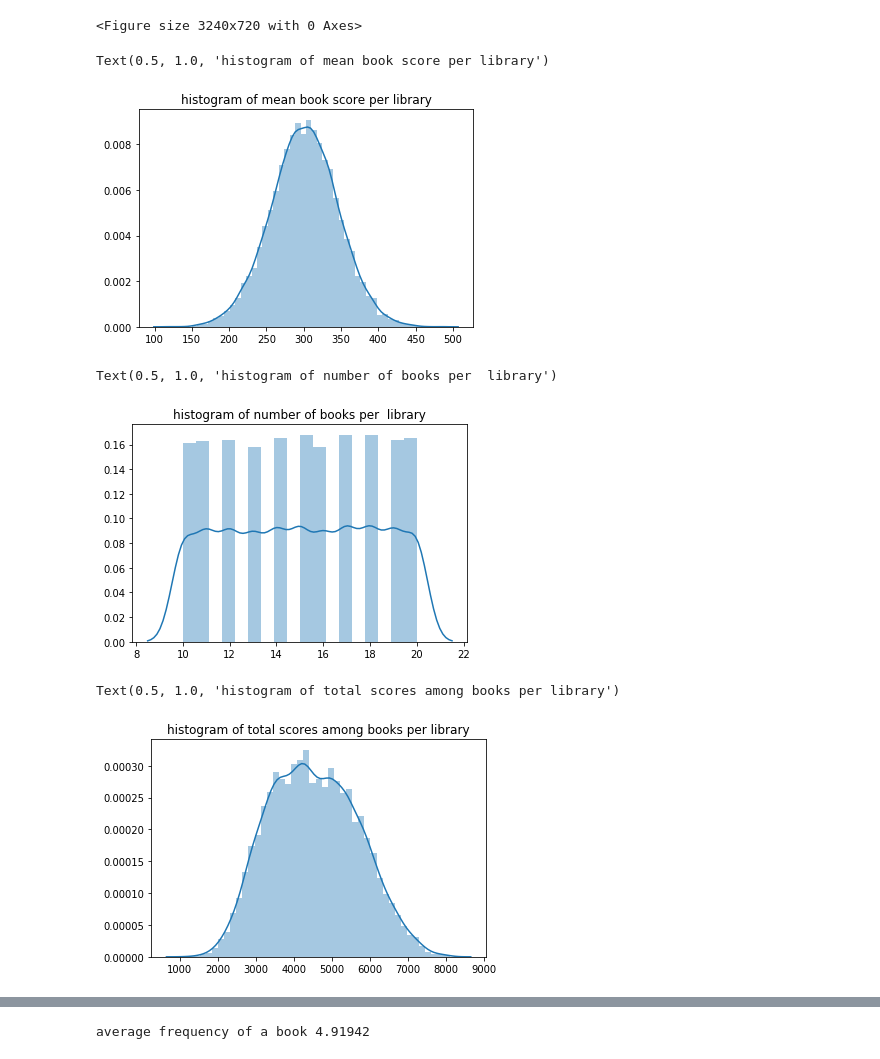
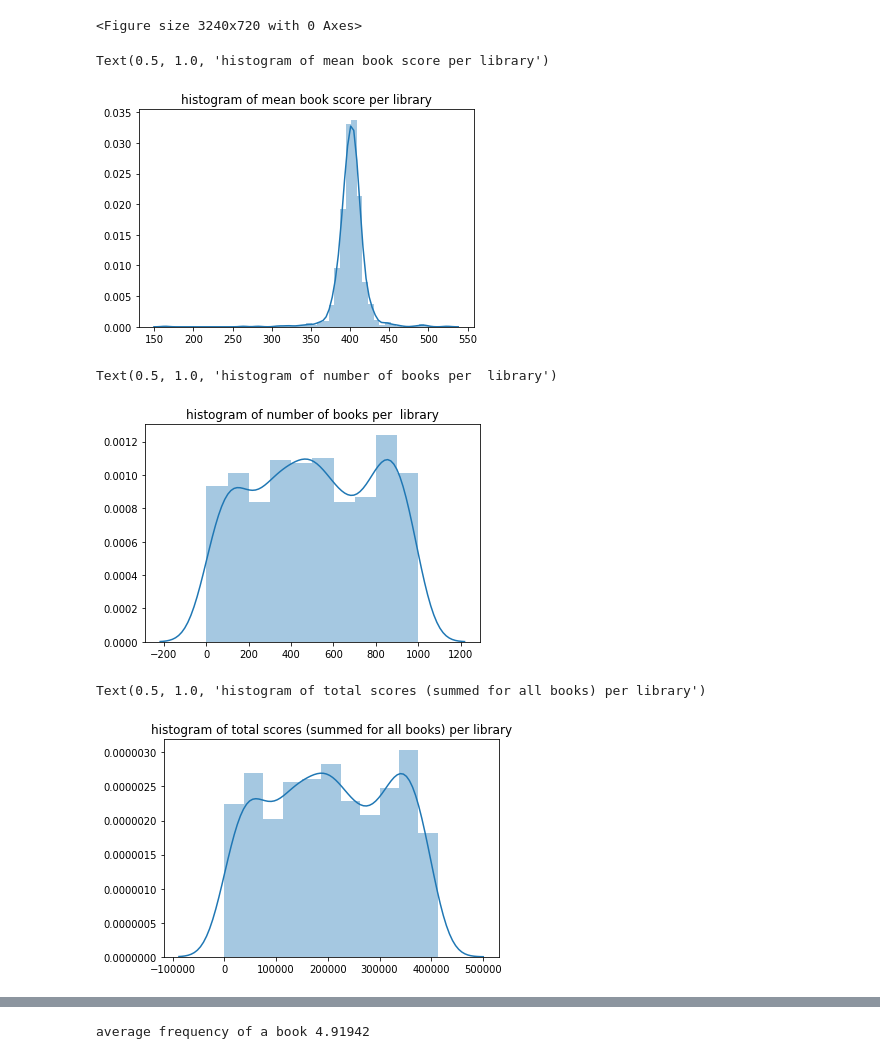
Before and after one commit to yoann-dufresne/BlaNiRaYo, a Jupyter notebook: data/viz_instances.ipynb, the cells around one changed output, grey strips where cells are left out. Saved outputs shown, nothing was run; the diff lists cells and outputs as text; code cells hidden in the pictures.

```diff
--- a/data/viz_instances.ipynb
+++ b/data/viz_instances.ipynb
@@ -43,8 +43,10 @@ import pandas as pd
 """
 focus on e
 """
+#nb_books, nb_libs, nb_days, scores, libs, books = parse("c_incunabula.txt")
 #nb_books, nb_libs, nb_days, scores, libs, books = parse("e_so_many_books.txt")
-nb_books, nb_libs, nb_days, scores, libs, books = parse("c_incunabula.txt")
+nb_books, nb_libs, nb_days, scores, libs, books = parse("f_libraries_of_the_world.txt")
+
 
 
 def analyze(libs):
@@ -71,7 +73,7 @@ def analyze(libs):
     #print(df)
     import matplotlib.pyplot as plt
     plt.figure(figsize=(45,10))
-    sns.boxplot(data=df).set_title('boxplot of books scores per library')
+    #sns.boxplot(data=df).set_title('boxplot of books scores per library') # slow, maybe disable it
     return libs_books_values, libs_nb_books, mean_lib_books_scores, sum_lib_books_scores
 
 libs_books_values, libs_nb_books, mean_lib_books_scores, sum_lib_books_scores = analyze(libs)
@@ -81,17 +83,17 @@ libs_books_values, libs_nb_books, mean_lib_books_scores, sum_lib_books_scores =
 sns.distplot(mean_lib_books_scores).set_title('histogram of mean book score per library')
 # %% [output]
 Text(0.5, 1.0, 'histogram of mean book score per library')
-[figure, old version]
+[figure, new version]
 # %%
 sns.distplot(libs_nb_books).set_title('histogram of number of books per  library')
 # %% [output]
 Text(0.5, 1.0, 'histogram of number of books per  library')
-[figure, old version]
+[figure, new version]
 # %%
-sns.distplot(sum_lib_books_scores).set_title('histogram of total scores among books per library')
+sns.distplot(sum_lib_books_scores).set_title('histogram of total scores (summed for all books) per library')
 # %% [output]
-Text(0.5, 1.0, 'histogram of total scores among books per library')
+Text(0.5, 1.0, 'histogram of total scores (summed for all books) per library')
-[figure, old version]
+[figure, new version]
 # %%
 from collections import Counter
 booksc = Counter()
```
Also changed, not shown: parts of 4 cells of this notebook, 5 other files.
